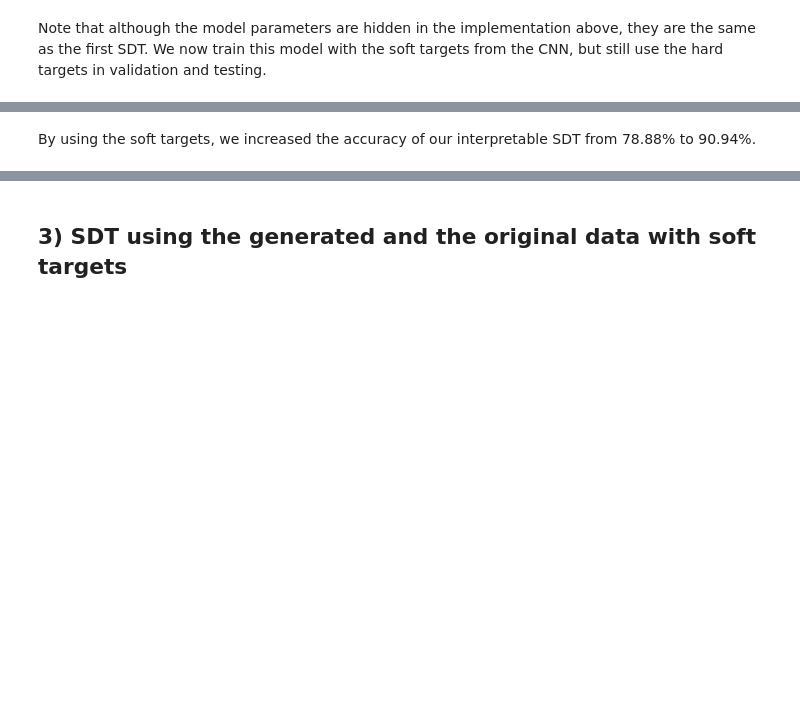
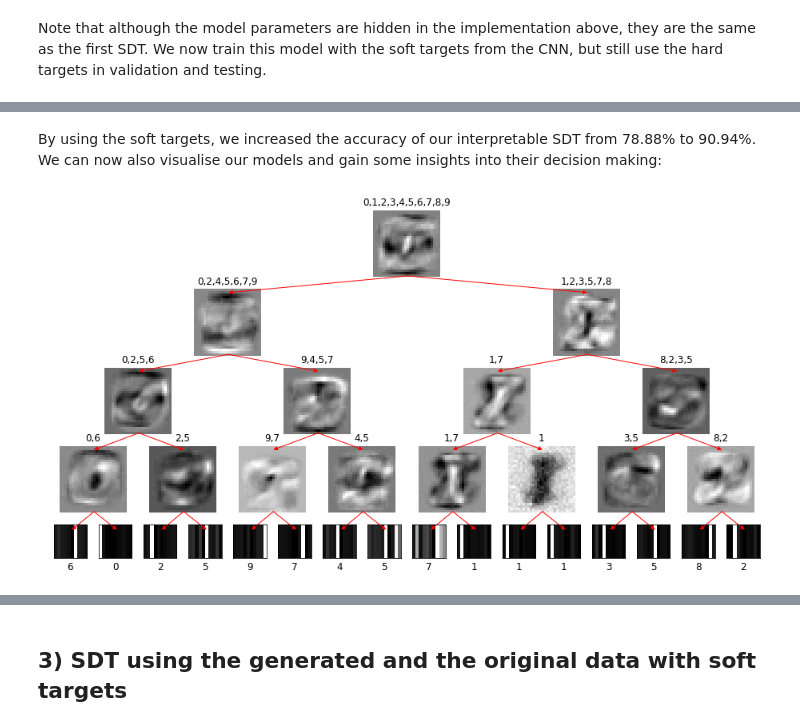
Before and after one commit to zanderbraam/vitrify, a Jupyter notebook: notebooks/vitrify_mnist.ipynb, the cells around one changed output, grey strips where cells are left out. Saved outputs shown, nothing was run; the diff lists cells and outputs as text; code cells hidden in the pictures; blank space fills up the shorter version.

```diff
--- a/notebooks/vitrify_mnist.ipynb
+++ b/notebooks/vitrify_mnist.ipynb
@@ -248,7 +251,7 @@ The MLP model achieved an accuracy of 98.15% on the test set. Next, we do the sa
 # %%
 # Create CNN
 cnn = ConvDNN(
-    name = "cnn",
+    name = "cnn_mnist",
     img_rows = n_rows,
     img_cols = n_cols,
     num_outputs = n_classes,
@@ -391,7 +394,7 @@ The accuracy of our trained SDT on the original data and labels is 78.88%.
 # %%
 # Create SDT CNN
 sdt_cnn = SoftBinaryDecisionTree(
-    name = "sdt_cnn",
+    name = "sdt_cnn_mnist",
     num_inputs = n_features,
     num_outputs = n_classes
 )
@@ -414,2 +417,6 @@ accuracy: 90.94% | loss: 8.524234577941895
 # %% [markdown]
-By using the soft targets, we increased the accuracy of our interpretable SDT from 78.88% to 90.94%.
+By using the soft targets, we increased the accuracy of our interpretable SDT from 78.88% to 90.94%. We can now also visualise our models and gain some insights into their decision making:
+# %%
+draw_tree(sdt_cnn, n_rows, n_cols)
+# %% [output]
+[figure, added]
```
Also changed, not shown: parts of 63 cells of this notebook, 11 other files.
